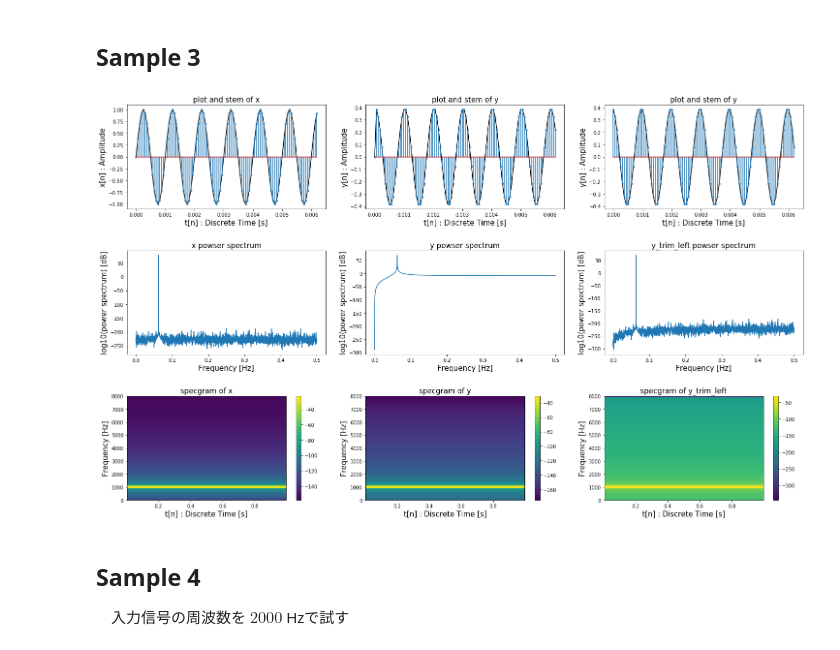
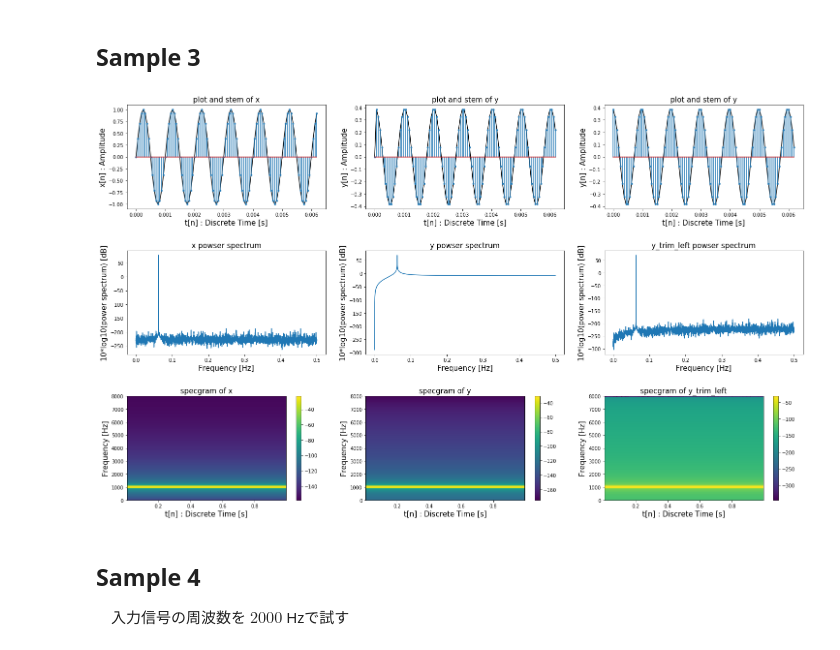
Before and after one commit to pollenjp/Sophia_University_DSP_Discrete_Signal_Processing_report_201901, a Jupyter notebook: notebooks/Homework DSP Discrete Signal Processing.ipynb, the cells around one changed output. Drawn from its saved outputs; the diff is of its cells as text; code cells hidden in the pictures.

```diff
--- a/notebooks/Homework DSP Discrete Signal Processing.ipynb
+++ b/notebooks/Homework DSP Discrete Signal Processing.ipynb
@@ -550,7 +556,7 @@ ax.plot(t[:len(_x_fourier)],
         20*np.log10(abs(_x_fourier)))
 ax.set_title(label="x powser spectrum", fontsize=15)
 ax.set_xlabel(xlabel="Frequency [Hz]", fontsize=15)
-ax.set_ylabel(ylabel="log10(power spectrum) [dB]", fontsize=15)
+ax.set_ylabel(ylabel="10*log10(power spectrum) [dB]", fontsize=15)
 ########################################
 plot_idx += 1
 ax = fig.add_subplot(nrow, ncol, plot_idx)
@@ -559,7 +565,7 @@ ax.plot(t[:len(_y_fourier)],
          20*np.log10(abs(_y_fourier)))
 ax.set_title(label="y powser spectrum", fontsize=15)
 ax.set_xlabel(xlabel="Frequency [Hz]", fontsize=15)
-ax.set_ylabel(ylabel="log10(power spectrum) [dB]", fontsize=15)
+ax.set_ylabel(ylabel="10*log10(power spectrum) [dB]", fontsize=15)
 ########################################
 plot_idx += 1
 ax = fig.add_subplot(nrow, ncol, plot_idx)
@@ -568,7 +574,7 @@ ax.plot(t[:len(_y_fourier)],
          20*np.log10(abs(_y_fourier)))
 ax.set_title(label="y_trim_left powser spectrum", fontsize=15)
 ax.set_xlabel(xlabel="Frequency [Hz]", fontsize=15)
-ax.set_ylabel(ylabel="log10(power spectrum) [dB]", fontsize=15)
+ax.set_ylabel(ylabel="10*log10(power spectrum) [dB]", fontsize=15)
 ############################################################
 ############################################################
 idx_start = 0
@@ -594,35 +600,35 @@ fig.colorbar(mappable=_im, ax=ax)
 plot_idx += 1
 ax = fig.add_subplot(nrow, ncol, plot_idx)
 _spectrum, _freqs, _t, _im = \
     ax.specgram(x=y[idx_start:idx_end],  # data
                 NFFT=NFFT,               # The number of data points used in each block for the FFT.
                 Fs=fs,                   # sampling frequency
                 window=matplotlib.mlab.window_hanning,  # 窓関数
                 noverlap=128)            # STFTのずらし幅
 ax.set_title(label="specgram of y",              fontsize=15)
 ax.set_xlabel(xlabel="t[n] : Discrete Time [s]", fontsize=15)
 ax.set_ylabel(ylabel="Frequency [Hz]",           fontsize=15)
 fig.colorbar(mappable=_im, ax=ax)
 ########################################
 # specgram : STFT (short-time fourier transform) の計算をしているだけ
 plot_idx += 1
 ax = fig.add_subplot(nrow, ncol, plot_idx)
 _spectrum, _freqs, _t, _im = \
-    ax.specgram(x=y_trim[idx_start:idx_end],  # data
+    ax.specgram(x=y_trim_left[idx_start:idx_end],  # data
                 NFFT=NFFT,               # The number of data points used in each block for the FFT.
                 Fs=fs,                   # sampling frequency
                 window=matplotlib.mlab.window_hanning,  # 窓関数
                 noverlap=128)            # STFTのずらし幅
 ax.set_title(label="specgram of y_trim_left", fontsize=15)
 ax.set_xlabel(xlabel="t[n] : Discrete Time [s]", fontsize=15)
 ax.set_ylabel(ylabel="Frequency [Hz]",           fontsize=15)
 fig.colorbar(mappable=_im, ax=ax)
 ############################################################
 ############################################################
 plt.subplots_adjust(wspace=0.2, hspace=0.4)
 plt.show()
 # %% [output]
-[figure, old version]
+[figure, new version]
 # %% [markdown]
 ## Sample 4
 　入力信号の周波数を $2000$ Hzで試す
```
Also changed, not shown: parts of 45 cells of this notebook, 3 other files.
